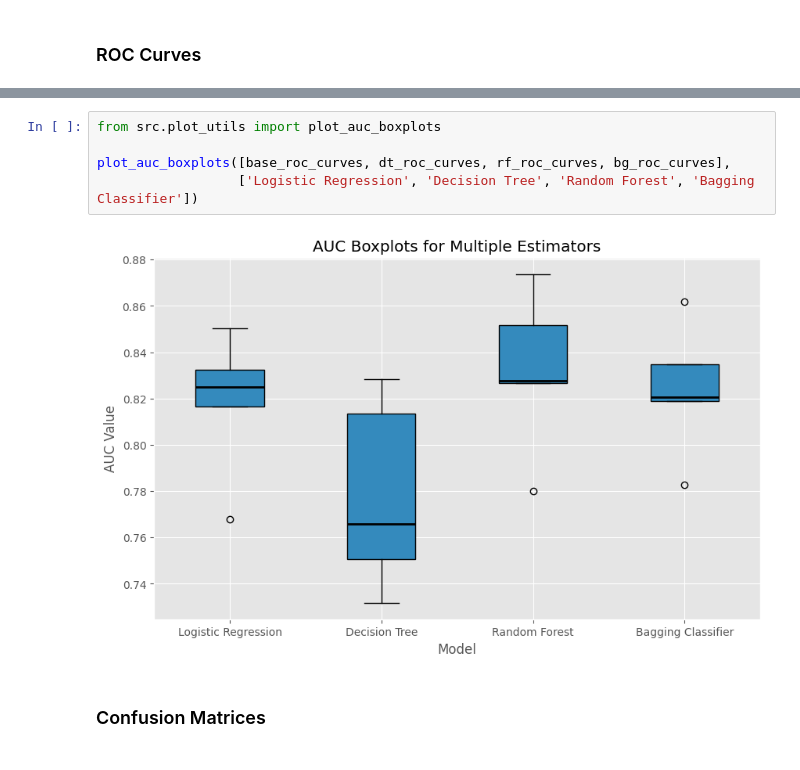
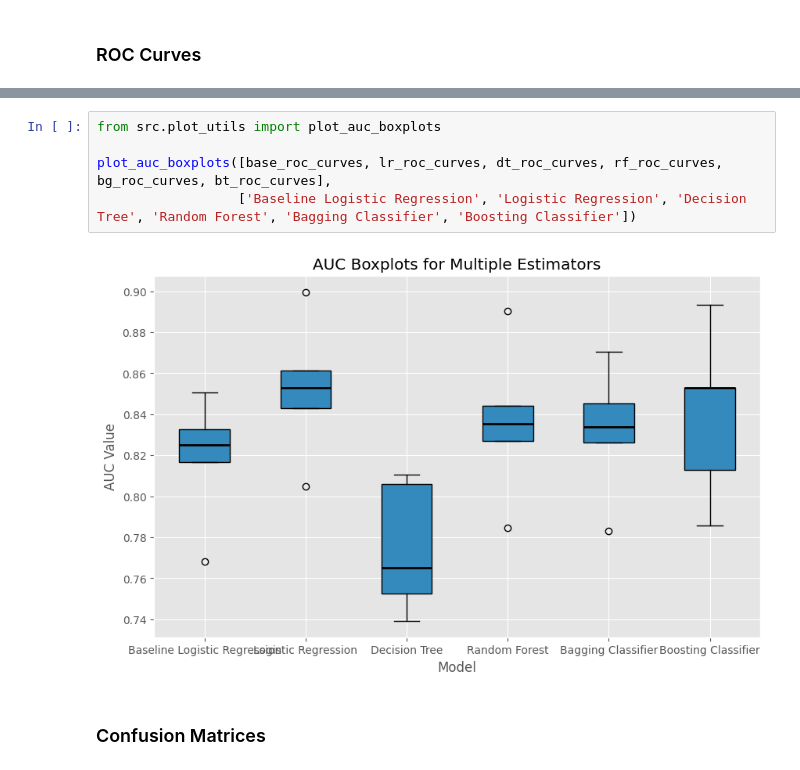
Before and after one commit to okaynils/fhnw-ds-aml, a Jupyter notebook: notebook.ipynb, the cells around one changed output, grey strips where cells are left out. Saved outputs shown, nothing was run; the diff lists cells and outputs as text.

```diff
--- a/notebook.ipynb
+++ b/notebook.ipynb
@@ -1233,9 +1246,9 @@ plot_multiple_roc_curves([base_roc_curves, dt_roc_curves, rf_roc_curves, bg_roc_
 # %%
 from src.plot_utils import plot_auc_boxplots
 
-plot_auc_boxplots([base_roc_curves, dt_roc_curves, rf_roc_curves, bg_roc_curves],
-                  ['Logistic Regression', 'Decision Tree', 'Random Forest', 'Bagging Classifier'])
+plot_auc_boxplots([base_roc_curves, lr_roc_curves, dt_roc_curves, rf_roc_curves, bg_roc_curves, bt_roc_curves],
+                  ['Baseline Logistic Regression', 'Logistic Regression', 'Decision Tree', 'Random Forest', 'Bagging Classifier', 'Boosting Classifier'])
 # %% [output]
-[figure, old version]
+[figure, new version]
 # %% [markdown]
 ### Confusion Matrices
```
Also changed, not shown: parts of 23 cells of this notebook, 2 other files.
